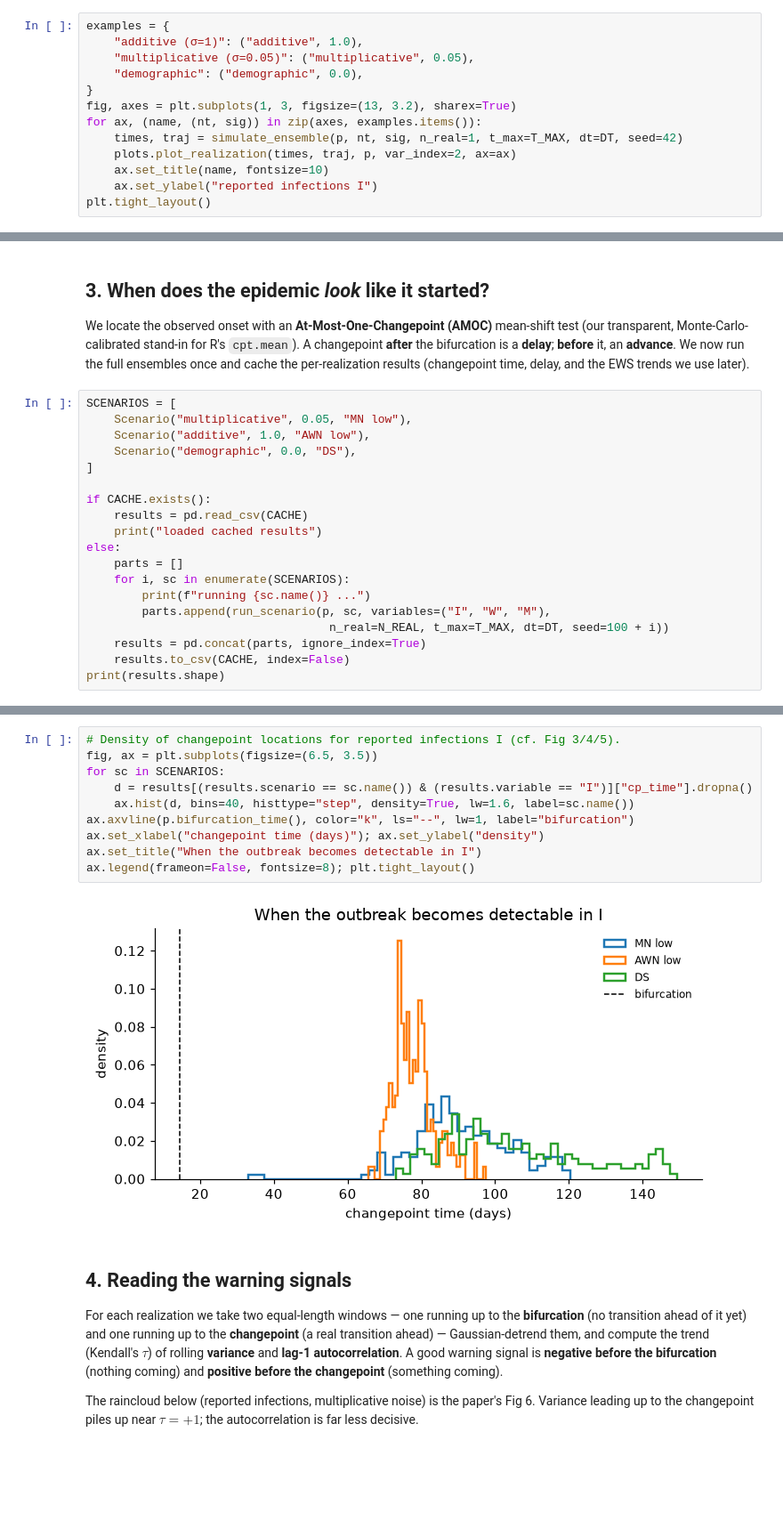
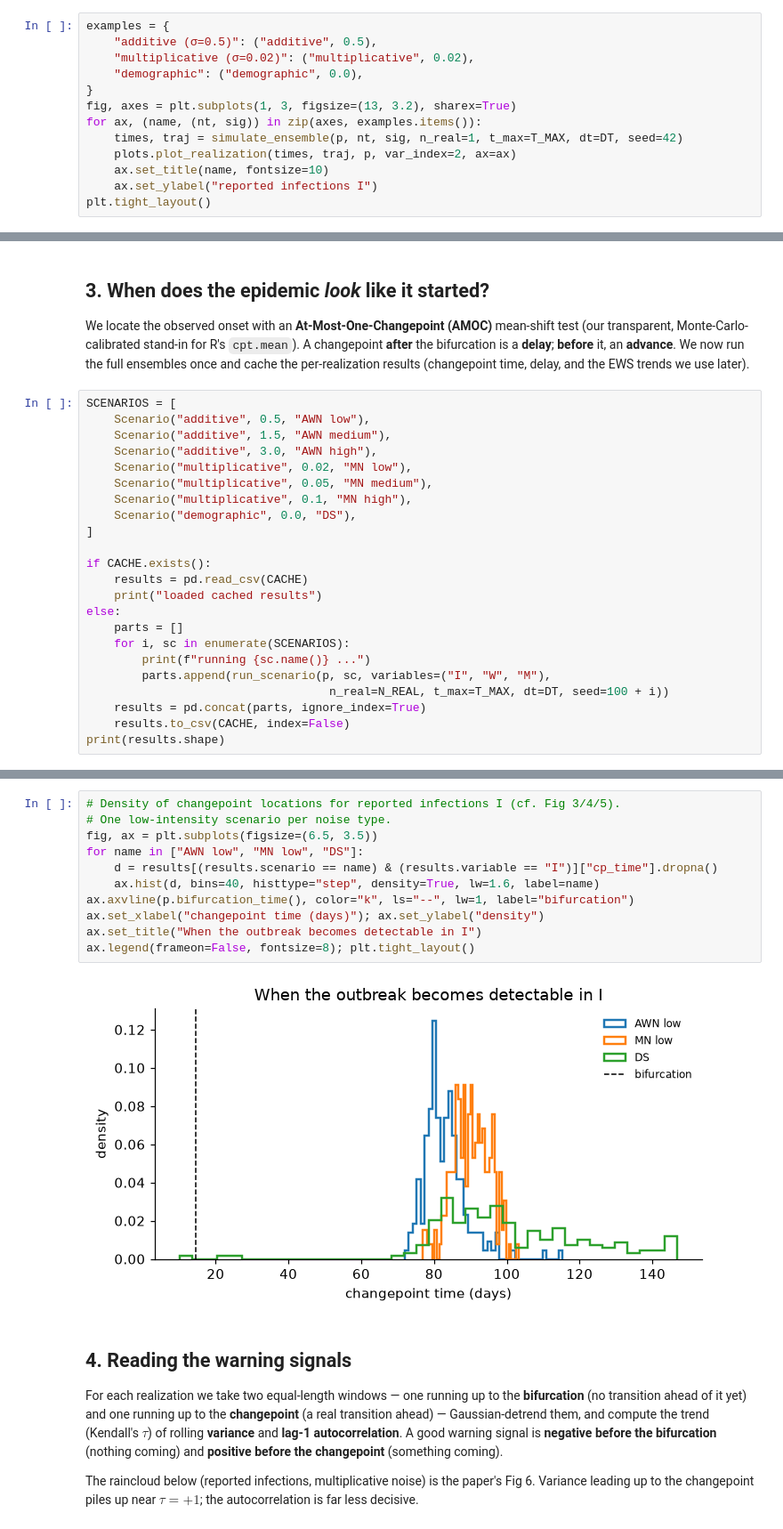
Before and after one commit to aflaxman/ai_assisted_research, a Jupyter notebook: ews_social_media_replication/replicate_ews.ipynb, the cells around one changed output, grey strips where cells are left out. Shown at 89% size. Cells and saved outputs as stored; diff of their text form; blank space fills up the shorter version.

```diff
--- a/ews_social_media_replication/replicate_ews.ipynb
+++ b/ews_social_media_replication/replicate_ews.ipynb
@@ -100,8 +108,8 @@ one realization of reported infections $I$ under each of the three noise models.
 The dashed line marks the bifurcation; the spike arrives far to its right.
 # %%
 examples = {
-    "additive (σ=1)": ("additive", 1.0),
-    "multiplicative (σ=0.05)": ("multiplicative", 0.05),
+    "additive (σ=0.5)": ("additive", 0.5),
+    "multiplicative (σ=0.02)": ("multiplicative", 0.02),
     "demographic": ("demographic", 0.0),
 }
 fig, axes = plt.subplots(1, 3, figsize=(13, 3.2), sharex=True)
@@ -123,8 +131,12 @@ changepoint **after** the bifurcation is a **delay**; **before** it, an
 results (changepoint time, delay, and the EWS trends we use later).
 # %%
 SCENARIOS = [
-    Scenario("multiplicative", 0.05, "MN low"),
-    Scenario("additive", 1.0, "AWN low"),
+    Scenario("additive", 0.5, "AWN low"),
+    Scenario("additive", 1.5, "AWN medium"),
+    Scenario("additive", 3.0, "AWN high"),
+    Scenario("multiplicative", 0.02, "MN low"),
+    Scenario("multiplicative", 0.05, "MN medium"),
+    Scenario("multiplicative", 0.1, "MN high"),
     Scenario("demographic", 0.0, "DS"),
 ]
 
@@ -161,15 +175,16 @@ Percent of realizations showing a DELAY (changepoint after bifurcation):
 # %%
 # Density of changepoint locations for reported infections I (cf. Fig 3/4/5).
+# One low-intensity scenario per noise type.
 fig, ax = plt.subplots(figsize=(6.5, 3.5))
-for sc in SCENARIOS:
-    d = results[(results.scenario == sc.name()) & (results.variable == "I")]["cp_time"].dropna()
-    ax.hist(d, bins=40, histtype="step", density=True, lw=1.6, label=sc.name())
+for name in ["AWN low", "MN low", "DS"]:
+    d = results[(results.scenario == name) & (results.variable == "I")]["cp_time"].dropna()
+    ax.hist(d, bins=40, histtype="step", density=True, lw=1.6, label=name)
 ax.axvline(p.bifurcation_time(), color="k", ls="--", lw=1, label="bifurcation")
 ax.set_xlabel("changepoint time (days)"); ax.set_ylabel("density")
 ax.set_title("When the outbreak becomes detectable in I")
 ax.legend(frameon=False, fontsize=8); plt.tight_layout()
 # %% [output]
-[figure, old version]
+[figure, new version]
 # %% [markdown]
 ## 4. Reading the warning signals
 
```
Also changed, not shown: parts of 9 cells of this notebook, 4 other files.
